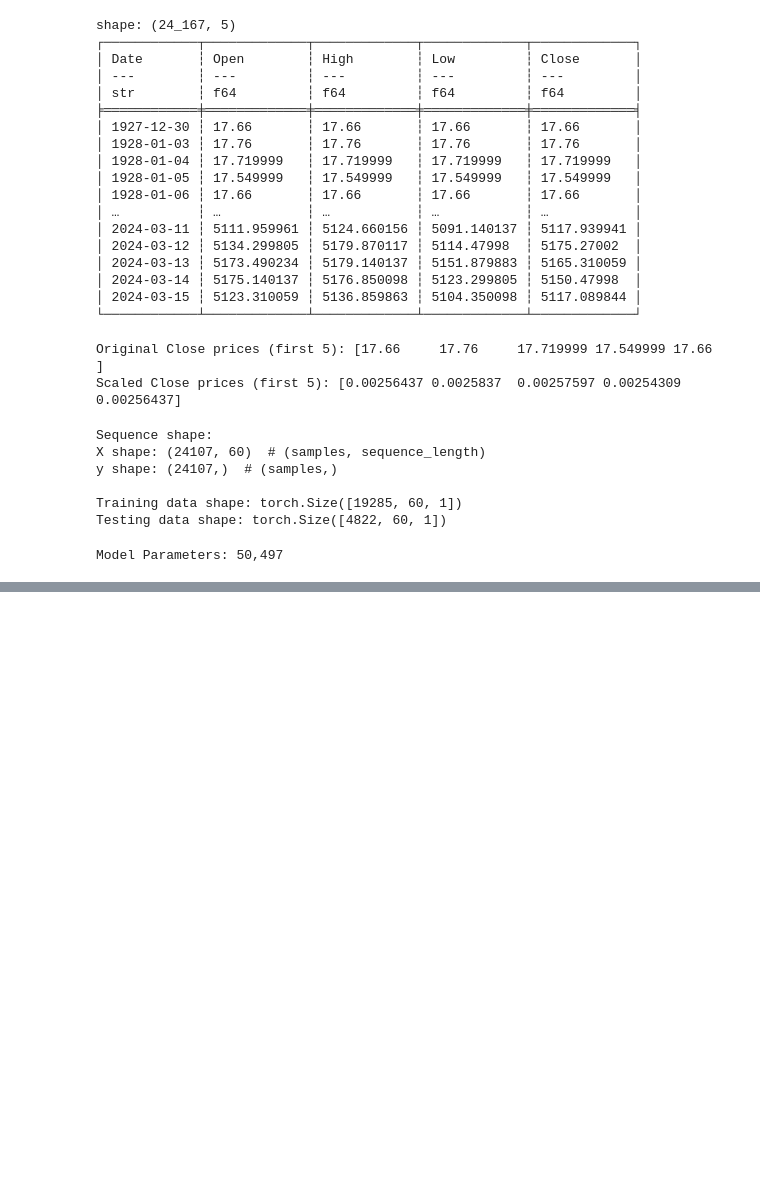
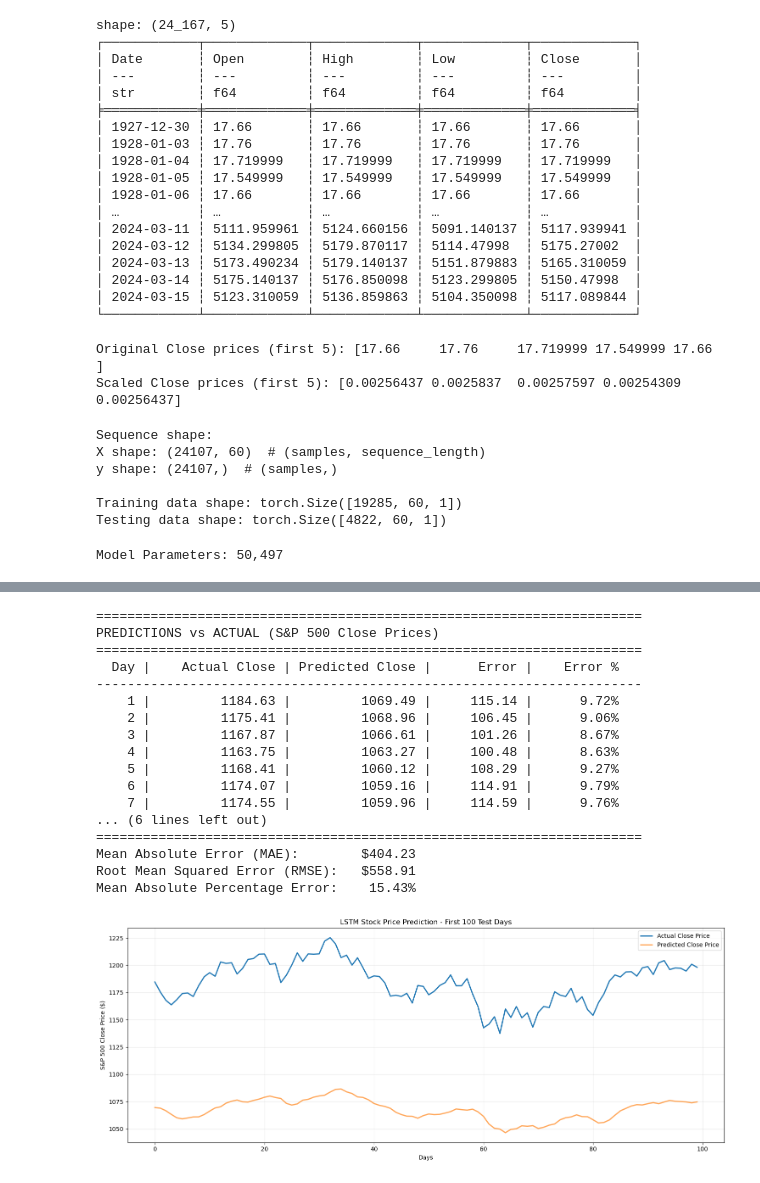
Before and after one commit to Longistamina/DeepLearning_Pytorch, a Jupyter notebook: 06_RNN_LSTM_Transformer/jupyter_files/02_LSTM_code.ipynb, the cells around one changed output, grey strips where cells are left out. Cells and saved outputs as stored; diff of their text form; code cells hidden in the pictures; blank space fills up the shorter version.

```diff
--- a/06_RNN_LSTM_Transformer/jupyter_files/02_LSTM_code.ipynb
+++ b/06_RNN_LSTM_Transformer/jupyter_files/02_LSTM_code.ipynb
@@ -114,7 +114,7 @@ device = torch.device('cuda' if torch.cuda.is_available() else 'cpu')
 from torch import nn
 
 class StackedLSTM(nn.Module):
-    def __init__(self, input_size=1, hidden_size=64, num_layers=2, output_size=1, dropout=0.2):
+    def __init__(self, input_size=1, hidden_size=64, num_layers=3, output_size=1, dropout=0.2):
         super().__init__()
 
         self.hidden_size = hidden_size
@@ -124,7 +124,7 @@ class StackedLSTM(nn.Module):
         self.lstm = nn.LSTM(
             input_size=input_size,      # 1 (Close price)
             hidden_size=hidden_size,    # 64 hidden units
-            num_layers=num_layers,      # 2 stacked LSTM layers
+            num_layers=num_layers,      # 3 stacked LSTM layers
             batch_first=True,           # Input: (batch, seq, feature)
             dropout=dropout if num_layers > 1 else 0  # Dropout between LSTM layers
         )
@@ -171,8 +171,9 @@ optimizer = torch.optim.Adam(model.parameters(), lr=0.001)
 num_epochs = 100
 batch_size = 64
 
-print("\nTraining...")
-for epoch in range(num_epochs):
+from tqdm.auto import tqdm
+
+for epoch in tqdm(range(num_epochs), desc='Training'):
     model.train()
     epoch_loss = 0
 
@@ -211,7 +219,7 @@ KeyboardInterrupt:
 model.eval()
 with torch.no_grad():
     # Predict on test set
-    test_predictions = model(X_test).squeeze().cpu().numpy()  # Move to CPU for numpy
+    test_predictions = model(X_test.to(device)).squeeze().cpu().numpy()  # Move to CPU for numpy
 
     # Inverse transform
     test_predictions_actual = scaler.inverse_transform(
@@ -236,32 +244,50 @@ for i in range(10):
     print(f"{i+1:5} | {actual:15.2f} | {pred:15.2f} | {error:10.2f} | {error_pct:9.2f}%")
 
 # Calculate metrics
 mae = np.mean(np.abs(y_test_actual - test_predictions_actual))
 mse = np.mean((y_test_actual - test_predictions_actual) ** 2)
 rmse = np.sqrt(mse)
 mape = np.mean(np.abs((y_test_actual - test_predictions_actual) / y_test_actual)) * 100
 
 print("\n" + "="*70)
 print("MODEL PERFORMANCE METRICS")
 print("="*70)
 print(f"Mean Absolute Error (MAE):        ${mae:.2f}")
 print(f"Root Mean Squared Error (RMSE):   ${rmse:.2f}")
 print(f"Mean Absolute Percentage Error:    {mape:.2f}%")
 
 # ============================================
 # STEP 7: VISUALIZE PREDICTIONS
 # ============================================
 
 import matplotlib.pyplot as plt
 
 plt.figure(figsize=(15, 6))
 plt.plot(y_test_actual[:100], label='Actual Close Price', linewidth=2)
 plt.plot(test_predictions_actual[:100], label='Predicted Close Price', linewidth=2, alpha=0.7)
 plt.xlabel('Days')
 plt.ylabel('S&P 500 Close Price ($)')
 plt.title('LSTM Stock Price Prediction - First 100 Test Days')
 plt.legend()
 plt.grid(True, alpha=0.3)
 plt.tight_layout()
-plt.savefig('lstm_spx_predictions.png', dpi=300)
-print("\nPlot saved as 'lstm_spx_predictions.png'")
+plt.show()
+# %% [output]
+======================================================================
+PREDICTIONS vs ACTUAL (S&P 500 Close Prices)
+======================================================================
+  Day |    Actual Close | Predicted Close |      Error |    Error %
+----------------------------------------------------------------------
+    1 |         1184.63 |         1069.49 |     115.14 |      9.72%
+    2 |         1175.41 |         1068.96 |     106.45 |      9.06%
+    3 |         1167.87 |         1066.61 |     101.26 |      8.67%
+    4 |         1163.75 |         1063.27 |     100.48 |      8.63%
+    5 |         1168.41 |         1060.12 |     108.29 |      9.27%
+    6 |         1174.07 |         1059.16 |     114.91 |      9.79%
+    7 |         1174.55 |         1059.96 |     114.59 |      9.76%
+... (6 lines left out)
+======================================================================
+Mean Absolute Error (MAE):        $404.23
+Root Mean Squared Error (RMSE):   $558.91
+Mean Absolute Percentage Error:    15.43%
+[figure, added]
```
Also changed, not shown: parts of 2 cells of this notebook, 1 other file.
